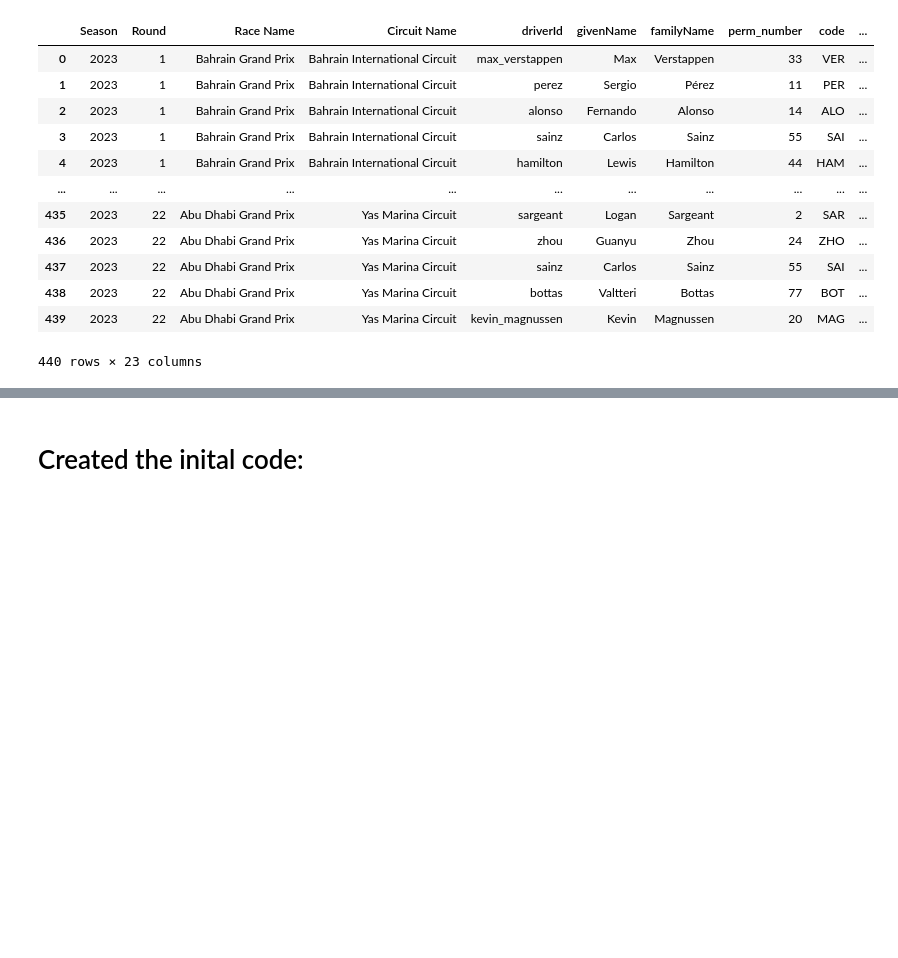
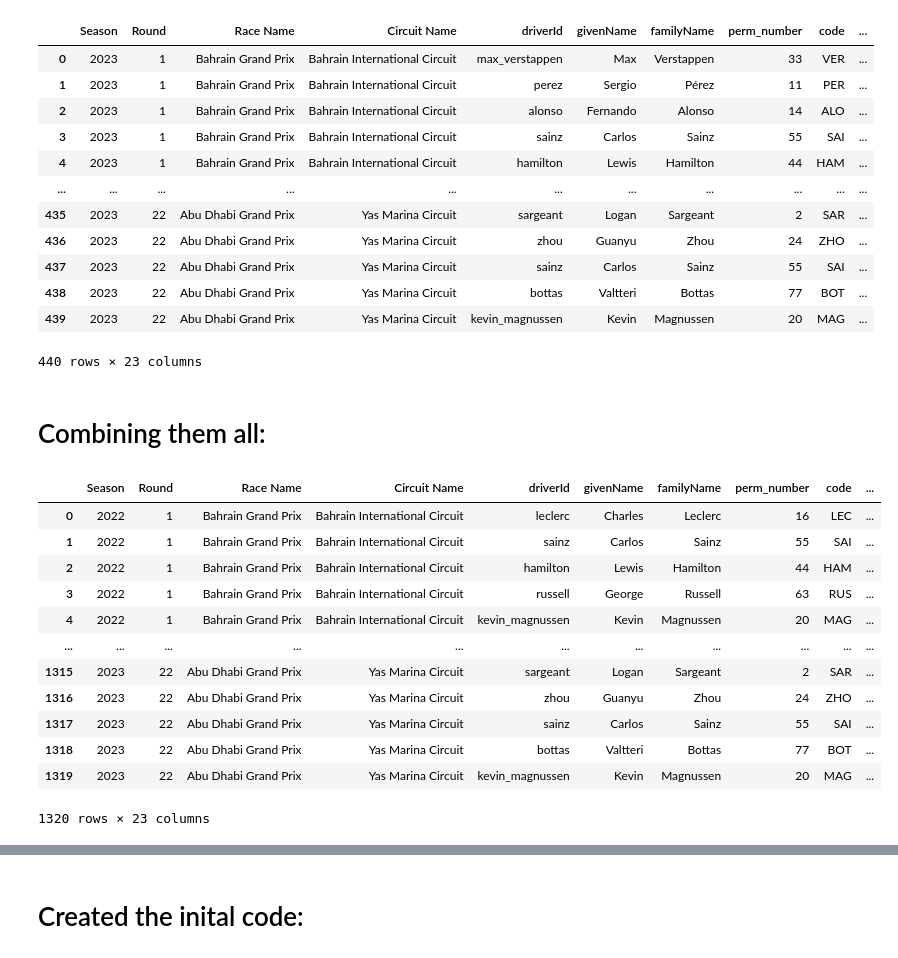
Before and after one commit to nat13lla/Capstone, a Jupyter notebook: datacollection/results_data.ipynb, the cells around one changed output, grey strips where cells are left out. Saved outputs shown, nothing was run; the diff lists cells and outputs as text; code cells hidden in the pictures; blank space fills up the shorter version.

```diff
--- a/datacollection/results_data.ipynb
+++ b/datacollection/results_data.ipynb
@@ -230,3 +230,25 @@ results_24
 # %%
 # Download the Dataframe as CSV
 results_24.to_csv('results_24.csv', index=False)
+# %% [markdown]
+# Combining them all:
+# %%
+# Concatenate the constructors from all 3 seasons
+comb_results = pd.concat([results_22, results_23, results_24])
+# Drop the Duplicated Consructors
+comb_results.reset_index(drop=True, inplace=True)
+comb_results
+# %% [output]
+|  | Season | Round | Race Name | Circuit Name | driverId | givenName | familyName | perm_number | code | ... |
+| 0 | 2022 | 1 | Bahrain Grand Prix | Bahrain International Circuit | leclerc | Charles | Leclerc | 16 | LEC | ... |
+| 1 | 2022 | 1 | Bahrain Grand Prix | Bahrain International Circuit | sainz | Carlos | Sainz | 55 | SAI | ... |
+| 2 | 2022 | 1 | Bahrain Grand Prix | Bahrain International Circuit | hamilton | Lewis | Hamilton | 44 | HAM | ... |
+| 3 | 2022 | 1 | Bahrain Grand Prix | Bahrain International Circuit | russell | George | Russell | 63 | RUS | ... |
+| 4 | 2022 | 1 | Bahrain Grand Prix | Bahrain International Circuit | kevin_magnussen | Kevin | Magnussen | 20 | MAG | ... |
+| ... | ... | ... | ... | ... | ... | ... | ... | ... | ... | ... |
+| 1315 | 2023 | 22 | Abu Dhabi Grand Prix | Yas Marina Circuit | sargeant | Logan | Sargeant | 2 | SAR | ... |
+| 1316 | 2023 | 22 | Abu Dhabi Grand Prix | Yas Marina Circuit | zhou | Guanyu | Zhou | 24 | ZHO | ... |
+| 1317 | 2023 | 22 | Abu Dhabi Grand Prix | Yas Marina Circuit | sainz | Carlos | Sainz | 55 | SAI | ... |
+| 1318 | 2023 | 22 | Abu Dhabi Grand Prix | Yas Marina Circuit | bottas | Valtteri | Bottas | 77 | BOT | ... |
+| 1319 | 2023 | 22 | Abu Dhabi Grand Prix | Yas Marina Circuit | kevin_magnussen | Kevin | Magnussen | 20 | MAG | ... |
+1320 rows × 23 columns
```
Also changed, not shown: parts of 2 cells of this notebook.
